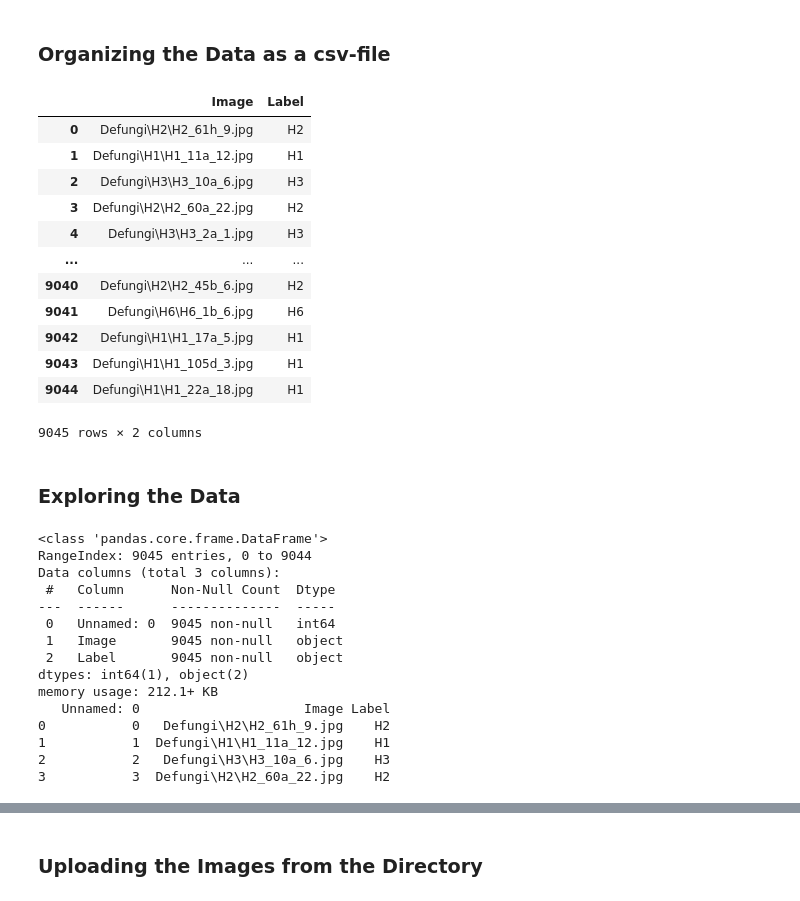
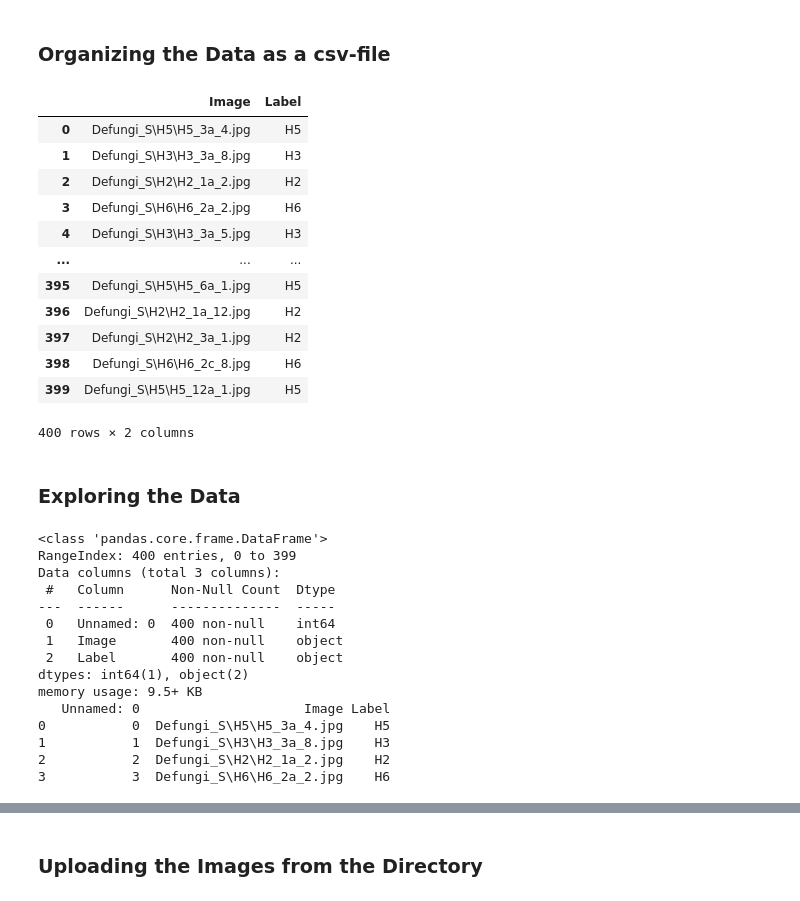
Before and after one commit to OlgaTorgashova/fungus-classification, a Jupyter notebook: EE258_Project.ipynb, the cells around one changed output, grey strips where cells are left out. Cells and saved outputs as stored; diff of their text form; code cells hidden in the pictures.

```diff
--- a/EE258_Project.ipynb
+++ b/EE258_Project.ipynb
@@ -7,14 +7,27 @@ import numpy as np
 import os
 import glob
 import cv2
-import sns
 from sklearn.model_selection import train_test_split
+from sklearn import preprocessing
 
 import tensorflow as tf
 #from tensorflow import keras
+from tensorflow.keras.layers import Dense, Dropout, Input, Conv2D, GlobalAveragePooling2D, BatchNormalization, DepthwiseConv2D, Activation, Add, MaxPool2D
 import keras
+from tensorflow.keras.optimizers import SGD
+from tensorflow.keras.optimizers import Adam, AdamW
+
 print("Tensorflow Version:", tf.__version__)
 print("Keras Version:", keras.__version__)
+
+project_path = 'Defungi_S'
+project_seed = 42
+#project_image_size = (32,32)
+project_image_size = (128,128)
+#project_image_size = (500,500)
+project_filter_size = 256
+project_batch_size = 32
+# project_batch_size = 128
 # %% [output]
 Tensorflow Version: 2.14.0
 Keras Version: 2.14.0
@@ -22,54 +35,54 @@ Keras Version: 2.14.0
 ### Organizing the Data as a csv-file
 # %%
 # Load data from the directory using Pandas
-image_data = 'Defungi'
+# image_data = 'Defungi'
 
-files = [i for i in glob.glob(image_data + "//*//*")]
+files = [i for i in glob.glob(project_path + "//*//*")]
 np.random.shuffle(files)
 
 # Taking the 2 symbols between the string 'Defungi\' and the file-name
 labels = [os.path.dirname(i).split("/")[-1][-2:] for i in files]
 data = zip(files, labels)
 dataframe = pd.DataFrame(data, columns = ["Image", "Label"])
-dataframe.to_csv(image_data + '\Defungi.csv')
+dataframe.to_csv(project_path + '\Defungi.csv')
 dataframe
 # %% [output]
 |  | Image | Label |
-| 0 | Defungi\H2\H2_61h_9.jpg | H2 |
-| 1 | Defungi\H1\H1_11a_12.jpg | H1 |
-| 2 | Defungi\H3\H3_10a_6.jpg | H3 |
-| 3 | Defungi\H2\H2_60a_22.jpg | H2 |
-| 4 | Defungi\H3\H3_2a_1.jpg | H3 |
+| 0 | Defungi_S\H5\H5_3a_4.jpg | H5 |
+| 1 | Defungi_S\H3\H3_3a_8.jpg | H3 |
+| 2 | Defungi_S\H2\H2_1a_2.jpg | H2 |
+| 3 | Defungi_S\H6\H6_2a_2.jpg | H6 |
+| 4 | Defungi_S\H3\H3_3a_5.jpg | H3 |
 | ... | ... | ... |
-| 9040 | Defungi\H2\H2_45b_6.jpg | H2 |
-| 9041 | Defungi\H6\H6_1b_6.jpg | H6 |
-| 9042 | Defungi\H1\H1_17a_5.jpg | H1 |
-| 9043 | Defungi\H1\H1_105d_3.jpg | H1 |
-| 9044 | Defungi\H1\H1_22a_18.jpg | H1 |
+| 395 | Defungi_S\H5\H5_6a_1.jpg | H5 |
+| 396 | Defungi_S\H2\H2_1a_12.jpg | H2 |
+| 397 | Defungi_S\H2\H2_3a_1.jpg | H2 |
+| 398 | Defungi_S\H6\H6_2c_8.jpg | H6 |
+| 399 | Defungi_S\H5\H5_12a_1.jpg | H5 |
-9045 rows × 2 columns
+400 rows × 2 columns
 # %% [markdown]
 ### Exploring the Data
 # %%
 # Load training and testing data from the xray_data dataset using Pandas
-Defungi_data = pd.read_csv('Defungi/Defungi.csv')
+Defungi_data = pd.read_csv(project_path + '\Defungi.csv')
 Defungi_data.info()
 print(Defungi_data.head(4))
 # %% [output]
 <class 'pandas.core.frame.DataFrame'>
-RangeIndex: 9045 entries, 0 to 9044
+RangeIndex: 400 entries, 0 to 399
 Data columns (total 3 columns):
  #   Column      Non-Null Count  Dtype
 ---  ------      --------------  -----
- 0   Unnamed: 0  9045 non-null   int64
- 1   Image       9045 non-null   object
- 2   Label       9045 non-null   object
+ 0   Unnamed: 0  400 non-null    int64
+ 1   Image       400 non-null    object
+ 2   Label       400 non-null    object
 dtypes: int64(1), object(2)
-memory usage: 212.1+ KB
+memory usage: 9.5+ KB
    Unnamed: 0                     Image Label
-0           0   Defungi\H2\H2_61h_9.jpg    H2
-1           1  Defungi\H1\H1_11a_12.jpg    H1
-2           2   Defungi\H3\H3_10a_6.jpg    H3
-3           3  Defungi\H2\H2_60a_22.jpg    H2
+0           0  Defungi_S\H5\H5_3a_4.jpg    H5
+1           1  Defungi_S\H3\H3_3a_8.jpg    H3
+2           2  Defungi_S\H2\H2_1a_2.jpg    H2
+3           3  Defungi_S\H6\H6_2a_2.jpg    H6
 # %%
 Defungi_data.describe()
 # %% [output]
```
Also changed, not shown: parts of 13 cells of this notebook.
